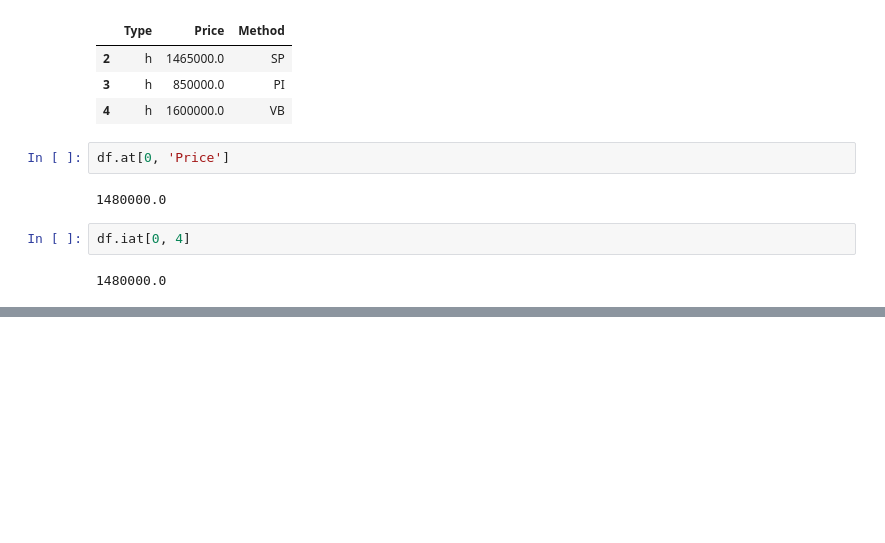
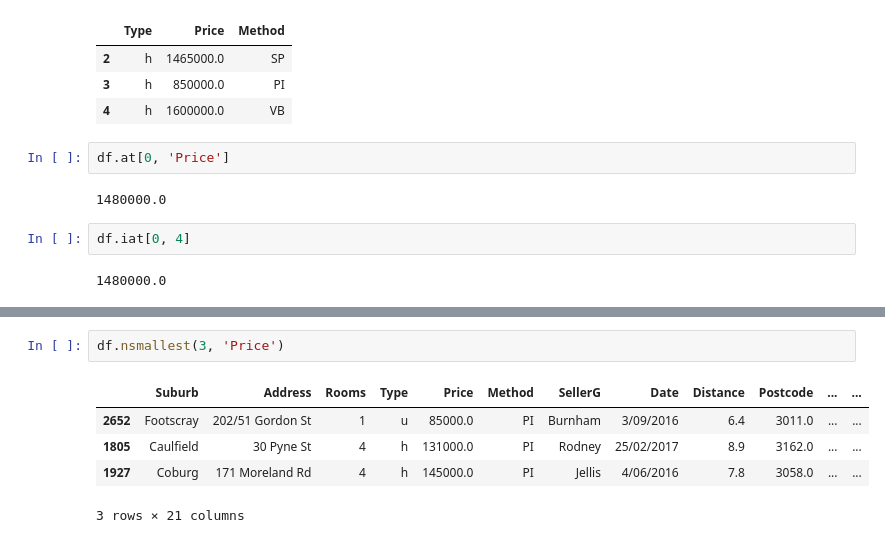
Before and after one commit to bisalgt/playground, a Jupyter notebook: learn pandas.ipynb, the cells around one changed output, grey strips where cells are left out. Saved outputs shown, nothing was run; the diff lists cells and outputs as text; blank space fills up the shorter version.

```diff
--- a/learn pandas.ipynb
+++ b/learn pandas.ipynb
@@ -407,0 +608,8 @@ df.iat[0, 4]
+# %%
+df.nsmallest(3, 'Price')
+# %% [output]
+|  | Suburb | Address | Rooms | Type | Price | Method | SellerG | Date | Distance | Postcode | ... | ... |
+| 2652 | Footscray | 202/51 Gordon St | 1 | u | 85000.0 | PI | Burnham | 3/09/2016 | 6.4 | 3011.0 | ... | ... |
+| 1805 | Caulfield | 30 Pyne St | 4 | h | 131000.0 | PI | Rodney | 25/02/2017 | 8.9 | 3162.0 | ... | ... |
+| 1927 | Coburg | 171 Moreland Rd | 4 | h | 145000.0 | PI | Jellis | 4/06/2016 | 7.8 | 3058.0 | ... | ... |
+3 rows × 21 columns
```
Also changed, not shown: parts of 42 cells of this notebook.
